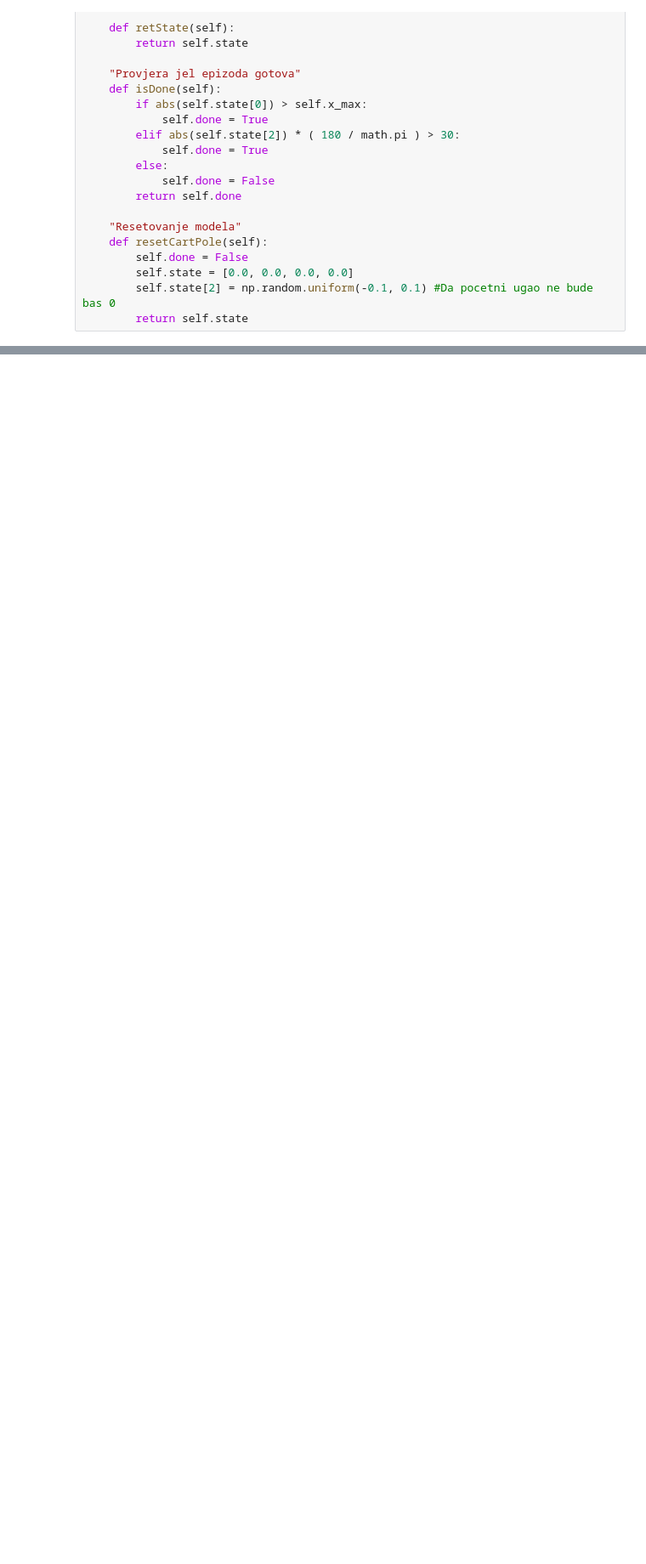
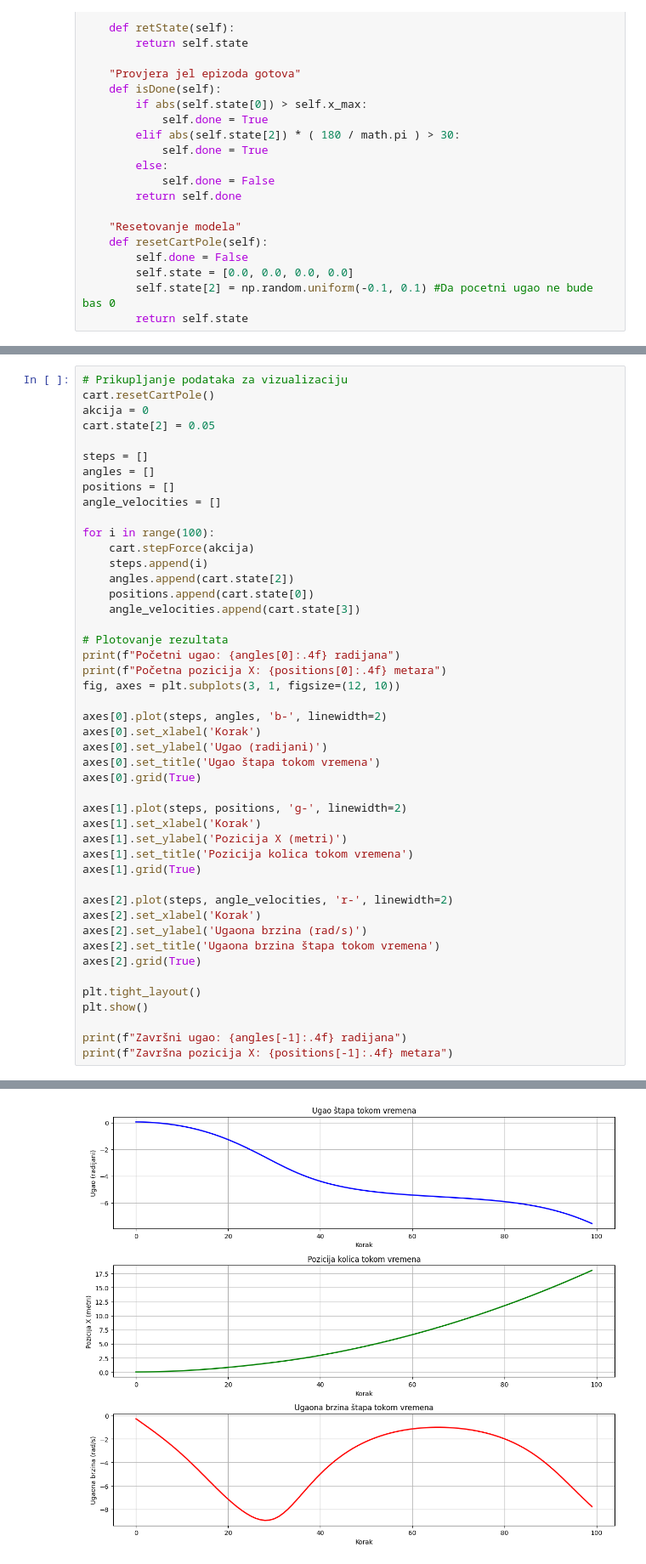
Before and after one commit to Konstantin036/aisa, a Jupyter notebook: Domaći/CartPole.ipynb, the cells around one changed output, grey strips where cells are left out. Shown at 85% size. Drawn from its saved outputs; the diff is of its cells as text; blank space fills up the shorter version.

```diff
--- a/Domaći/CartPole.ipynb
+++ b/Domaći/CartPole.ipynb
@@ -111,0 +190,47 @@ Korak 99: Ugao u radijanima = -7.5567
+# %%
+# Prikupljanje podataka za vizualizaciju
+cart.resetCartPole()
+akcija = 0
+cart.state[2] = 0.05
+
+steps = []
+angles = []
+positions = []
+angle_velocities = []
+
+for i in range(100):
+    cart.stepForce(akcija)
+    steps.append(i)
+    angles.append(cart.state[2])
+    positions.append(cart.state[0])
+    angle_velocities.append(cart.state[3])
+
+# Plotovanje rezultata
+print(f"Početni ugao: {angles[0]:.4f} radijana")
+print(f"Početna pozicija X: {positions[0]:.4f} metara")
+fig, axes = plt.subplots(3, 1, figsize=(12, 10))
+
+axes[0].plot(steps, angles, 'b-', linewidth=2)
+axes[0].set_xlabel('Korak')
+axes[0].set_ylabel('Ugao (radijani)')
+axes[0].set_title('Ugao štapa tokom vremena')
+axes[0].grid(True)
+
+axes[1].plot(steps, positions, 'g-', linewidth=2)
+axes[1].set_xlabel('Korak')
+axes[1].set_ylabel('Pozicija X (metri)')
+axes[1].set_title('Pozicija kolica tokom vremena')
+axes[1].grid(True)
+
+axes[2].plot(steps, angle_velocities, 'r-', linewidth=2)
+axes[2].set_xlabel('Korak')
+axes[2].set_ylabel('Ugaona brzina (rad/s)')
+axes[2].set_title('Ugaona brzina štapa tokom vremena')
+axes[2].grid(True)
+
+plt.tight_layout()
+plt.show()
+
+print(f"Završni ugao: {angles[-1]:.4f} radijana")
+print(f"Završna pozicija X: {positions[-1]:.4f} metara")
+# %% [output]
@@ -111,0 +239 @@ Korak 99: Ugao u radijanima = -7.5567
+[figure, added]
```
Also changed, not shown: parts of 18 cells of this notebook, 1 other file.
